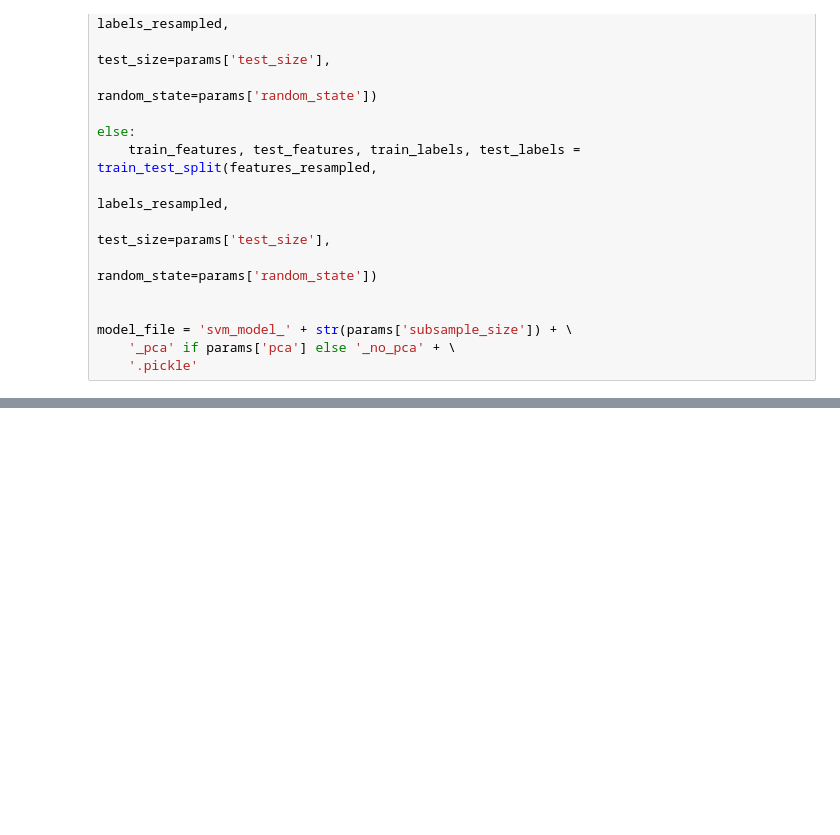
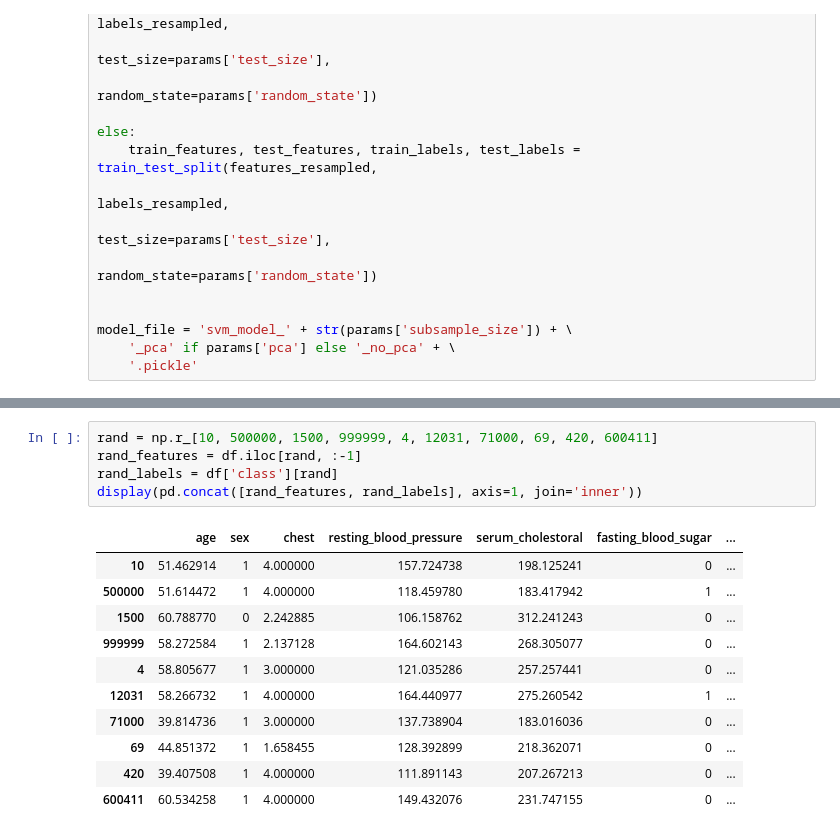
Before and after one commit to suarez96/Heart_Statlog_Classifier, a Jupyter notebook: Final Project.ipynb, the cells around one changed output, grey strips where cells are left out. Cells and saved outputs as stored; diff of their text form; blank space fills up the shorter version.

```diff
--- a/Final Project.ipynb
+++ b/Final Project.ipynb
@@ -299,0 +389,17 @@ Sample size 111388, With the larger dataset, we saw that the model overfit to th
+# %%
+rand = np.r_[10, 500000, 1500, 999999, 4, 12031, 71000, 69, 420, 600411]
+rand_features = df.iloc[rand, :-1]
+rand_labels = df['class'][rand]
+display(pd.concat([rand_features, rand_labels], axis=1, join='inner'))
+# %% [output]
+|  | age | sex | chest | resting_blood_pressure | serum_cholestoral | fasting_blood_sugar | ... |
+| 10 | 51.462914 | 1 | 4.000000 | 157.724738 | 198.125241 | 0 | ... |
+| 500000 | 51.614472 | 1 | 4.000000 | 118.459780 | 183.417942 | 1 | ... |
+| 1500 | 60.788770 | 0 | 2.242885 | 106.158762 | 312.241243 | 0 | ... |
+| 999999 | 58.272584 | 1 | 2.137128 | 164.602143 | 268.305077 | 0 | ... |
+| 4 | 58.805677 | 1 | 3.000000 | 121.035286 | 257.257441 | 0 | ... |
+| 12031 | 58.266732 | 1 | 4.000000 | 164.440977 | 275.260542 | 1 | ... |
+| 71000 | 39.814736 | 1 | 3.000000 | 137.738904 | 183.016036 | 0 | ... |
+| 69 | 44.851372 | 1 | 1.658455 | 128.392899 | 218.362071 | 0 | ... |
+| 420 | 39.407508 | 1 | 4.000000 | 111.891143 | 207.267213 | 0 | ... |
+| 600411 | 60.534258 | 1 | 4.000000 | 149.432076 | 231.747155 | 0 | ... |
```
Also changed, not shown: parts of 12 cells of this notebook, 18 other files.
